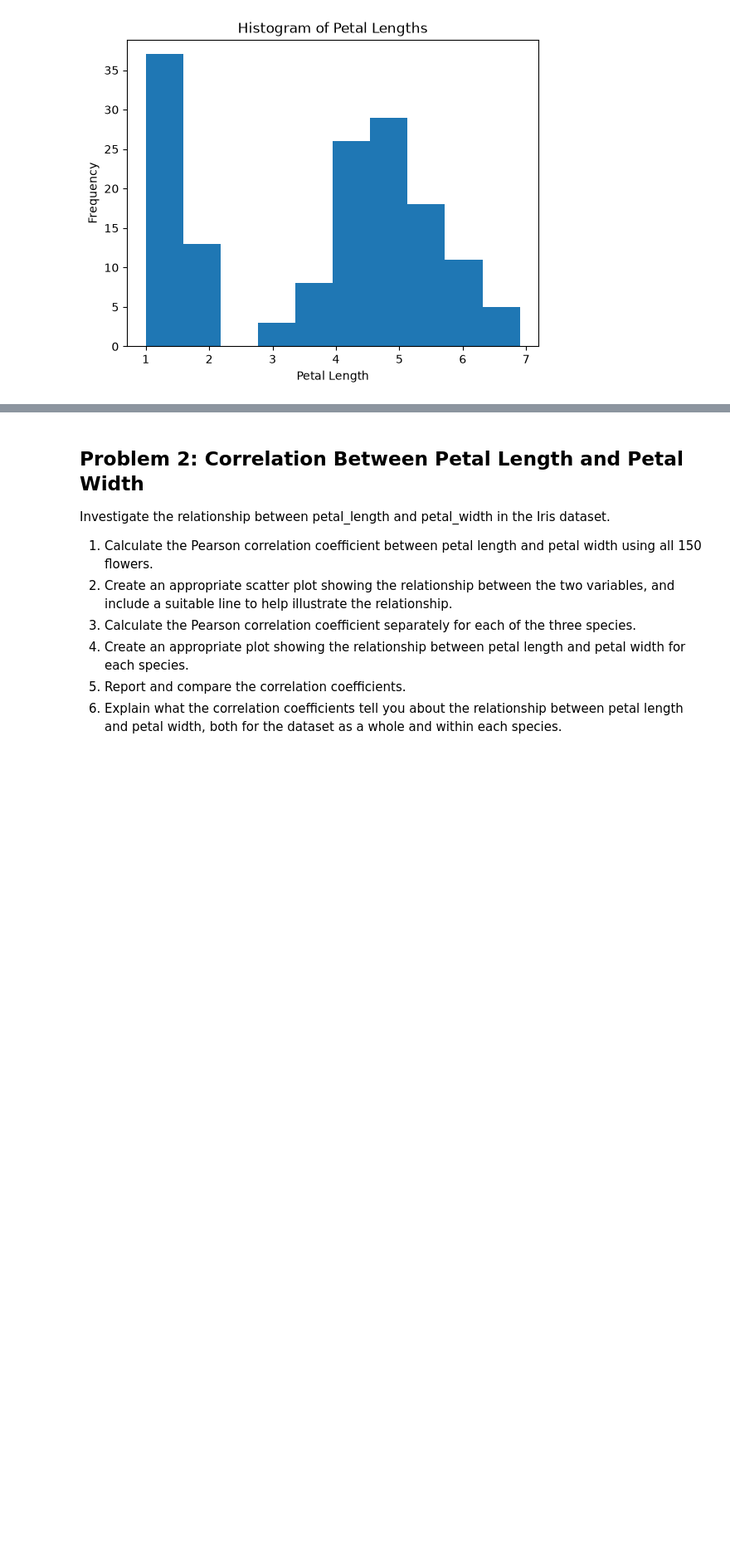
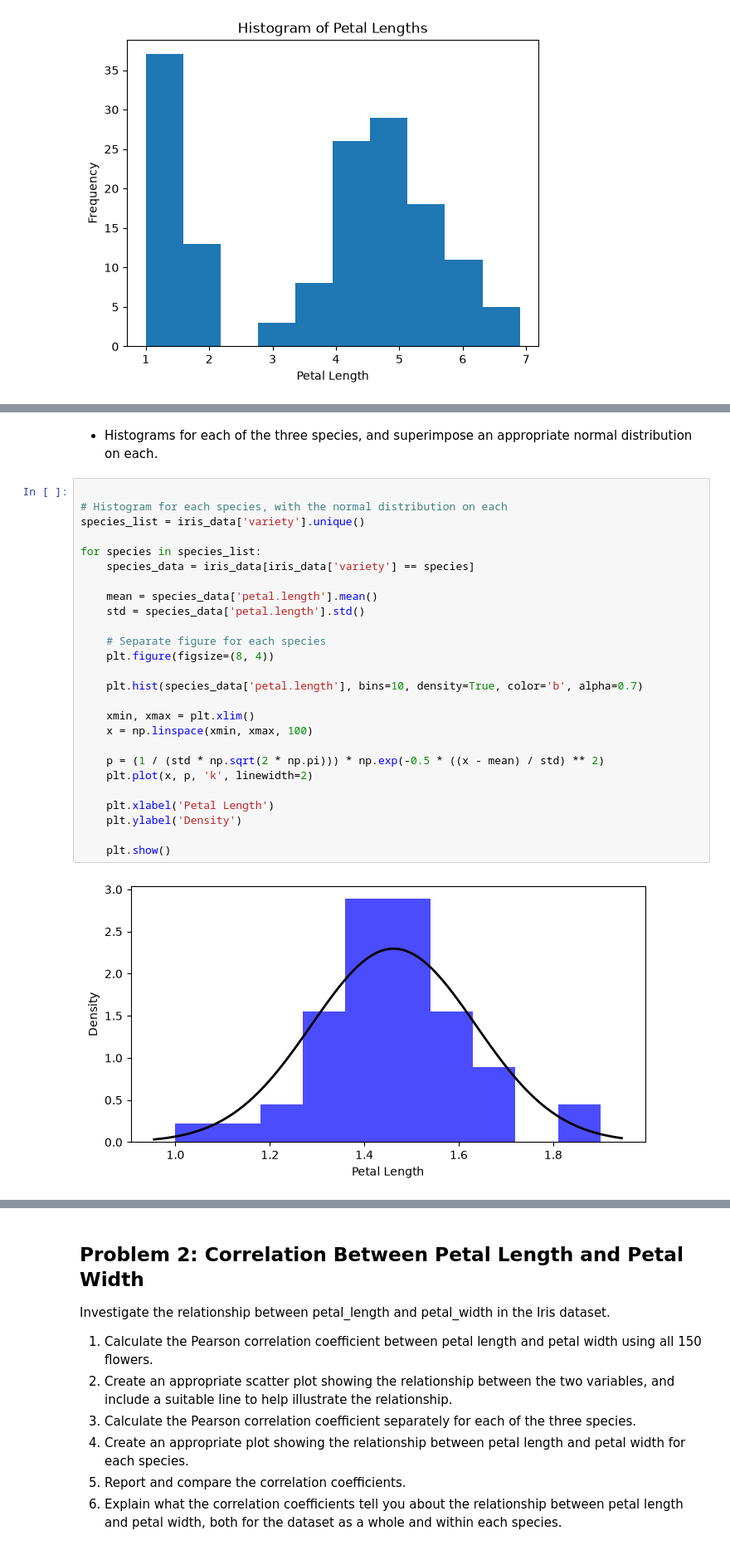
Before and after one commit to marianemcgrath/applied-statistics, a Jupyter notebook: problems.ipynb, the cells around one changed output, grey strips where cells are left out. Shown at 83% size. Saved outputs shown, nothing was run; the diff lists cells and outputs as text; blank space fills up the shorter version.

Commit message:
Part 1_plots

```diff
--- a/problems.ipynb
+++ b/problems.ipynb
@@ -86,3 +84,33 @@ plt.title('Histogram of Petal Lengths with Normal Distribution')
 plt.show()
 # %% [output]
 [figure]
+# %% [markdown]
+ - Histograms for each of the three species, and superimpose an appropriate normal distribution on each.
+# %%
+
+# Histogram for each species, with the normal distribution on each
+species_list = iris_data['variety'].unique()
+
+for species in species_list:
+    species_data = iris_data[iris_data['variety'] == species]
+
+    mean = species_data['petal.length'].mean()
+    std = species_data['petal.length'].std()
+
+    # Separate figure for each species
+    plt.figure(figsize=(8, 4))
+
+    plt.hist(species_data['petal.length'], bins=10, density=True, color='b', alpha=0.7)
+
+    xmin, xmax = plt.xlim()
+    x = np.linspace(xmin, xmax, 100)
+
+    p = (1 / (std * np.sqrt(2 * np.pi))) * np.exp(-0.5 * ((x - mean) / std) ** 2)
+    plt.plot(x, p, 'k', linewidth=2)
+
+    plt.xlabel('Petal Length')
+    plt.ylabel('Density')
+
+    plt.show()
+# %% [output]
+[figure, added]
```
Also changed, not shown: parts of 9 cells of this notebook.
